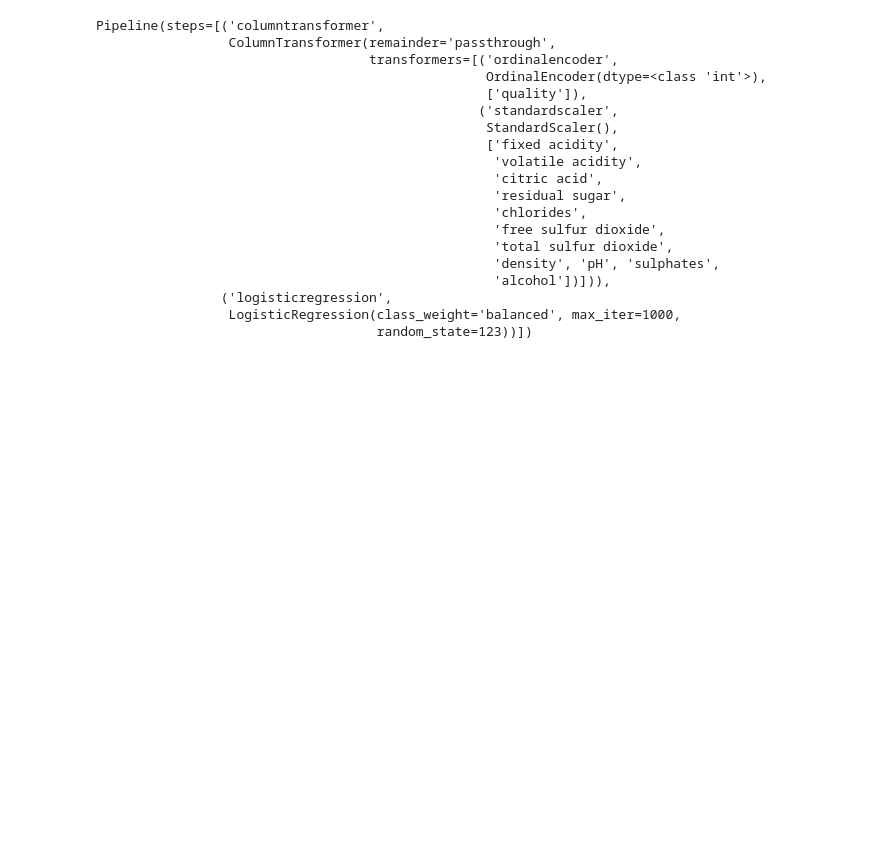
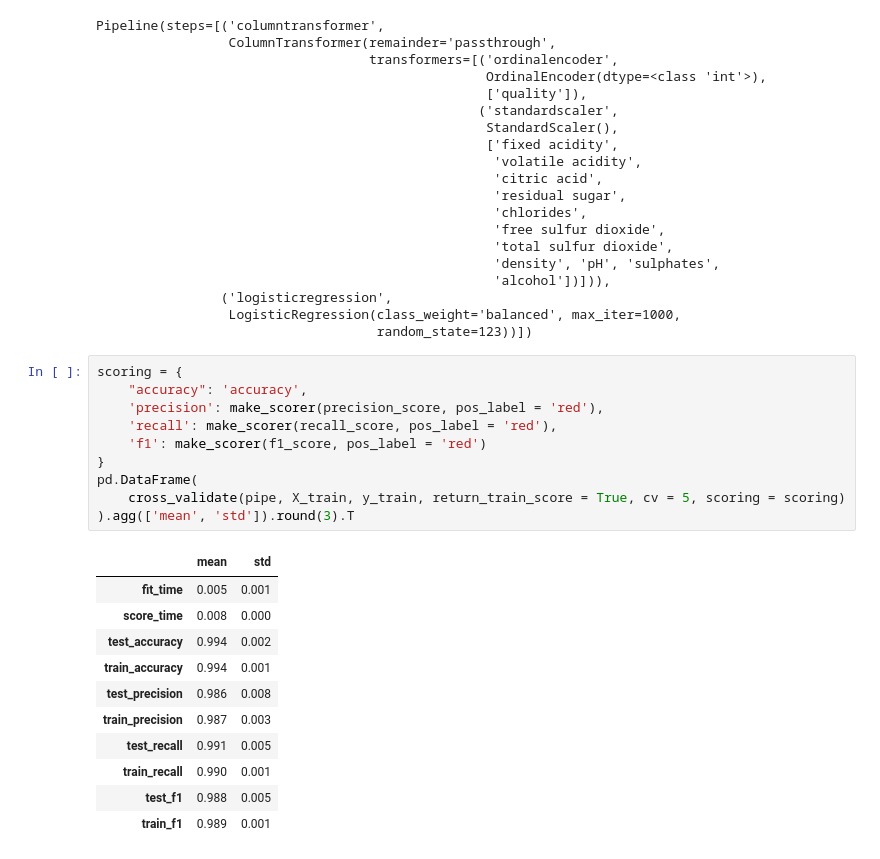
Before and after one commit to UBC-MDS/DSCI522-2425-22-wine-chromatic-profile, a Jupyter notebook: analysis/modelling.ipynb, the cells around one changed output. Cells and saved outputs as stored; diff of their text form; blank space fills up the shorter version.

```diff
--- a/analysis/modelling.ipynb
+++ b/analysis/modelling.ipynb
@@ -118,3 +122,25 @@ Pipeline(steps=[('columntransformer',
                 ('logisticregression',
                  LogisticRegression(class_weight='balanced', max_iter=1000,
                                     random_state=123))])
+# %%
+scoring = {
+    "accuracy": 'accuracy',
+    'precision': make_scorer(precision_score, pos_label = 'red'),
+    'recall': make_scorer(recall_score, pos_label = 'red'),
+    'f1': make_scorer(f1_score, pos_label = 'red')
+}
+pd.DataFrame(
+    cross_validate(pipe, X_train, y_train, return_train_score = True, cv = 5, scoring = scoring)
+).agg(['mean', 'std']).round(3).T
+# %% [output]
+|  | mean | std |
+| fit_time | 0.005 | 0.001 |
+| score_time | 0.008 | 0.000 |
+| test_accuracy | 0.994 | 0.002 |
+| train_accuracy | 0.994 | 0.001 |
+| test_precision | 0.986 | 0.008 |
+| train_precision | 0.987 | 0.003 |
+| test_recall | 0.991 | 0.005 |
+| train_recall | 0.990 | 0.001 |
+| test_f1 | 0.988 | 0.005 |
+| train_f1 | 0.989 | 0.001 |
```
Also changed, not shown: parts of 9 cells of this notebook.
